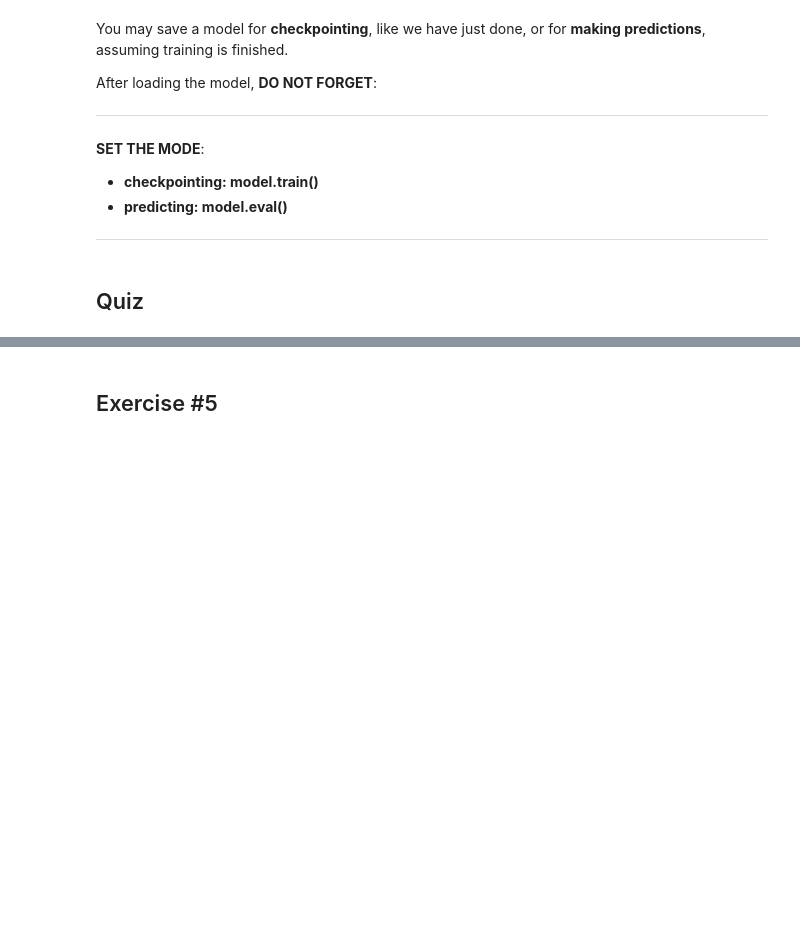
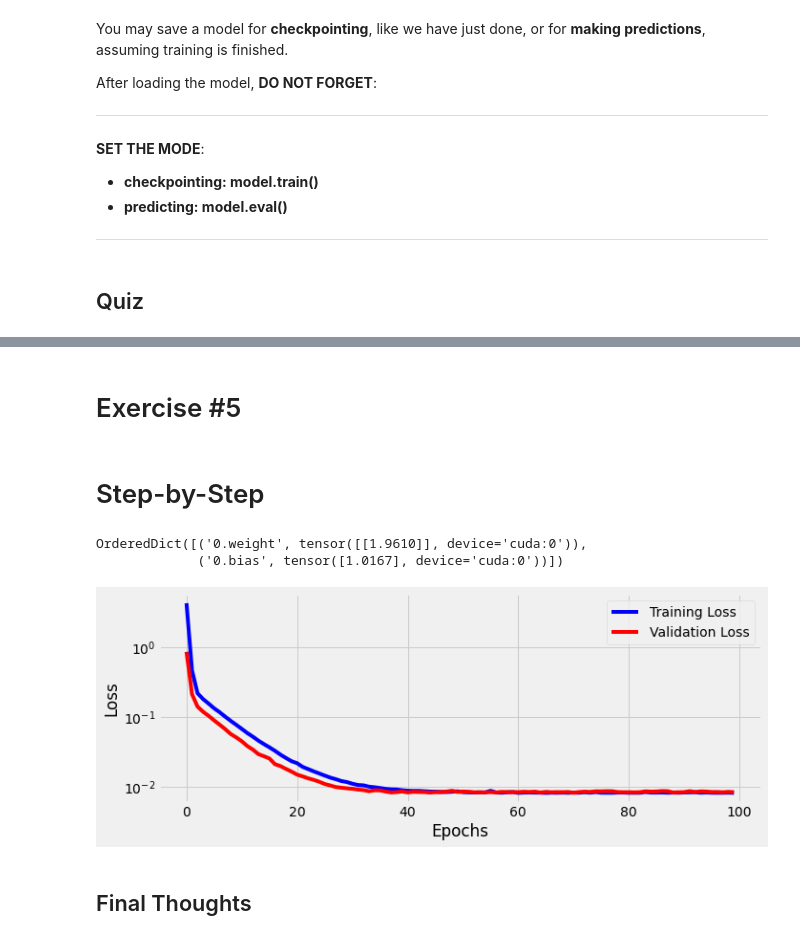
Before and after one commit to dvgodoy/PyTorch101_AI_Plus, a Jupyter notebook: Module5.ipynb, the cells around one changed output, grey strips where cells are left out. Cells and saved outputs as stored; diff of their text form; code cells hidden in the pictures; blank space fills up the shorter version.

```diff
--- a/Module5.ipynb
+++ b/Module5.ipynb
@@ -385,4 +406,6 @@ display_quiz('#./quiz/quiz5.b64')
 # %% [output]
 [interactive output not drawn]
 # %% [markdown]
-## Exercise #5
+# Exercise #5
+# %% [markdown]
+# Step-by-Step
@@ -388,0 +414,50 @@ display_quiz('#./quiz/quiz5.b64')
+# %%
+torch.manual_seed(42)
+
+######################
+## Data Preparation ##
+######################
+x_train_tensor = torch.as_tensor(x_train).float()
+y_train_tensor = torch.as_tensor(y_train).float()
+
+x_val_tensor = torch.as_tensor(x_val).float()
+y_val_tensor = torch.as_tensor(y_val).float()
+
+train_dataset = TensorDataset(x_train_tensor, y_train_tensor)
+val_dataset = TensorDataset(x_val_tensor, y_val_tensor)
+
+# builds a loader of each set
+g = torch.Generator()
+g.manual_seed(42)
+train_loader = DataLoader(dataset=train_dataset, batch_size=16, shuffle=True, generator=g)
+val_loader = DataLoader(dataset=val_dataset, batch_size=20)
+
+#########################
+## Model Configuration ##
+#########################
+
+# defines learning rate
+lr = 1e-1
+
+# Create a MODEL, a LOSS FUNCTION and an OPTIMIZER
+model = nn.Sequential(nn.Linear(1, 1)).to(device)
+loss_fn = nn.MSELoss(reduction='mean')
+optimizer = optim.SGD(model.parameters(), lr=lr)
+
+####################
+## Model Training ##
+####################
+sbs = StepByStep(model, loss_fn, optimizer)
+sbs.set_loaders(train_loader, val_loader)
+sbs.train(100)
+# %%
+model.state_dict()
+# %% [output]
+OrderedDict([('0.weight', tensor([[1.9610]], device='cuda:0')),
+             ('0.bias', tensor([1.0167], device='cuda:0'))])
+# %%
+fig = sbs.plot_losses()
+# %% [output]
+[figure, added]
+# %% [markdown]
+## Final Thoughts
```
Also changed, not shown: parts of 13 cells of this notebook, 5 other files.
